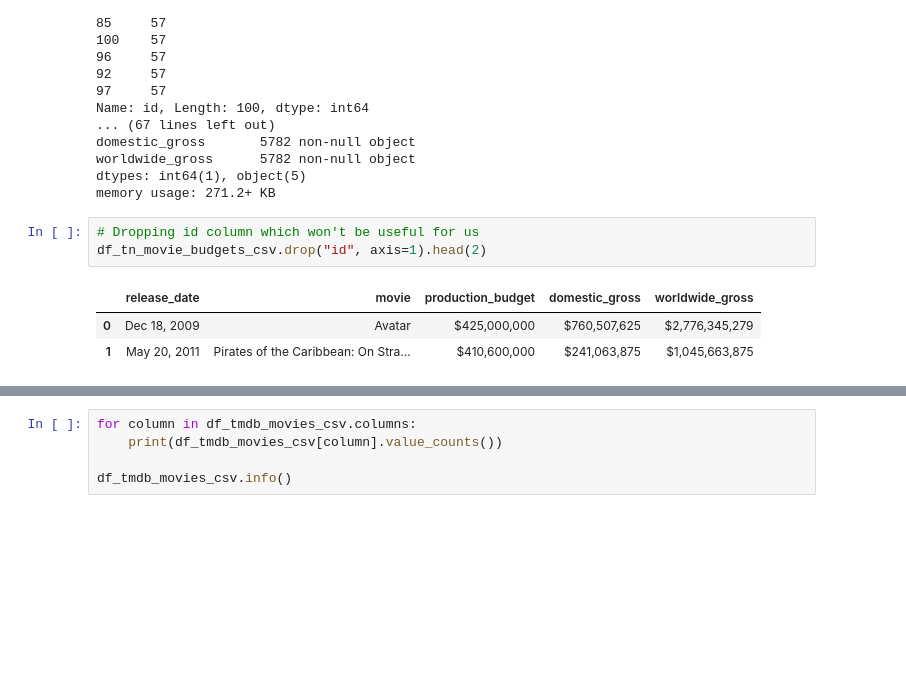
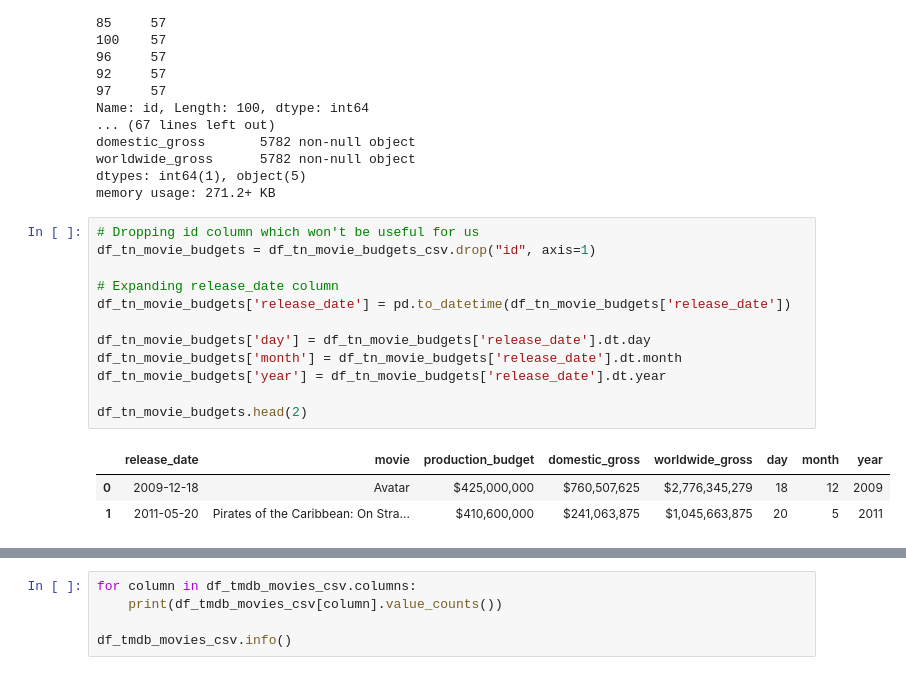
Before and after one commit to EdAlexc/dsc-mod-1-project-v2-1-online-ds-sp-000, a Jupyter notebook: student.ipynb, the cells around one changed output, grey strips where cells are left out. Drawn from its saved outputs; the diff is of its cells as text; blank space fills up the shorter version.

```diff
--- a/student.ipynb
+++ b/student.ipynb
@@ -366,8 +403,17 @@ dtypes: int64(1), object(5)
 memory usage: 271.2+ KB
 # %%
 # Dropping id column which won't be useful for us
-df_tn_movie_budgets_csv.drop("id", axis=1).head(2)
+df_tn_movie_budgets = df_tn_movie_budgets_csv.drop("id", axis=1)
+
+# Expanding release_date column
+df_tn_movie_budgets['release_date'] = pd.to_datetime(df_tn_movie_budgets['release_date'])
+
+df_tn_movie_budgets['day'] = df_tn_movie_budgets['release_date'].dt.day
+df_tn_movie_budgets['month'] = df_tn_movie_budgets['release_date'].dt.month
+df_tn_movie_budgets['year'] = df_tn_movie_budgets['release_date'].dt.year
+
+df_tn_movie_budgets.head(2)
 # %% [output]
-|  | release_date | movie | production_budget | domestic_gross | worldwide_gross |
-| 0 | Dec 18, 2009 | Avatar | $425,000,000 | $760,507,625 | $2,776,345,279 |
-| 1 | May 20, 2011 | Pirates of the Caribbean: On Stra... | $410,600,000 | $241,063,875 | $1,045,663,875 |
+|  | release_date | movie | production_budget | domestic_gross | worldwide_gross | day | month | year |
+| 0 | 2009-12-18 | Avatar | $425,000,000 | $760,507,625 | $2,776,345,279 | 18 | 12 | 2009 |
+| 1 | 2011-05-20 | Pirates of the Caribbean: On Stra... | $410,600,000 | $241,063,875 | $1,045,663,875 | 20 | 5 | 2011 |
```
Also changed, not shown: parts of 49 cells of this notebook.
